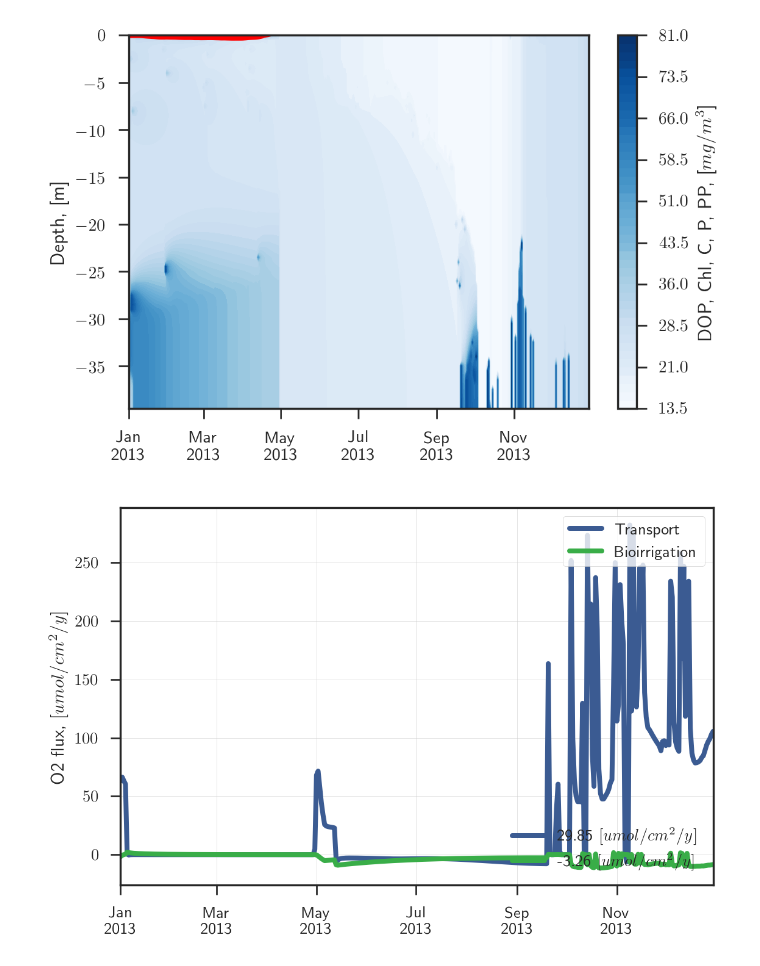
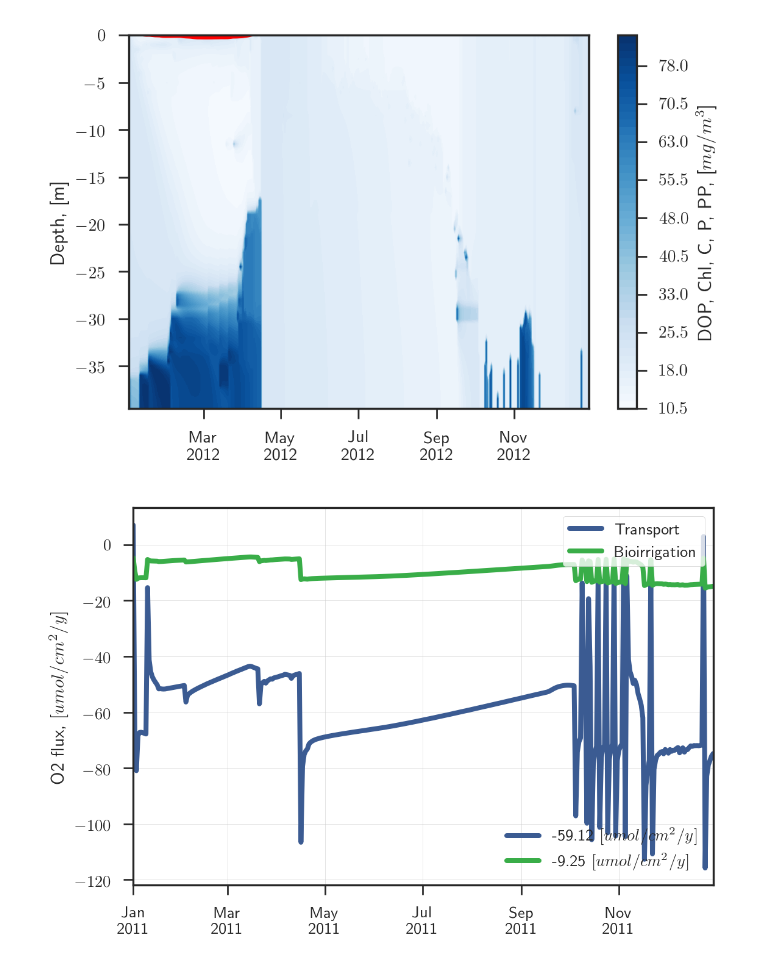
Before and after one commit to biogeochemistry/MyLake_v2_Vansjo, a Jupyter notebook: Postproc_code/plots.ipynb, the cells around one changed output. Cells and saved outputs as stored; diff of their text form; code cells hidden in the pictures.

```diff
--- a/Postproc_code/plots.ipynb
+++ b/Postproc_code/plots.ipynb
@@ -21,4 +21,4 @@ str(datetime.now())
 # %%
 from ploting import *
-plotter = ResultsPlotter(years_ago=0)
+plotter = ResultsPlotter()
 # %%
@@ -76,9 +76,9 @@ plotter.plot_profile('sediment', ['OMbzt', 'OMzt', 'DOM2zt'])
 # %%
 plotter.contour_plot('water-column', ['DOPzt', 'Chlzt', 'Czt', 'Pzt', 'PPzt'])
 # %% [output]
-[figure, old version]
+[figure, new version]
 # %%
-plotter.plot_flux('O2',convert_units=1)
+plotter.flux('O2',convert_units=1)
 # %% [output]
-[figure, old version]
+[figure, new version]
 # %%
```
Also changed, not shown: parts of 48 cells of this notebook, 10 other files.
